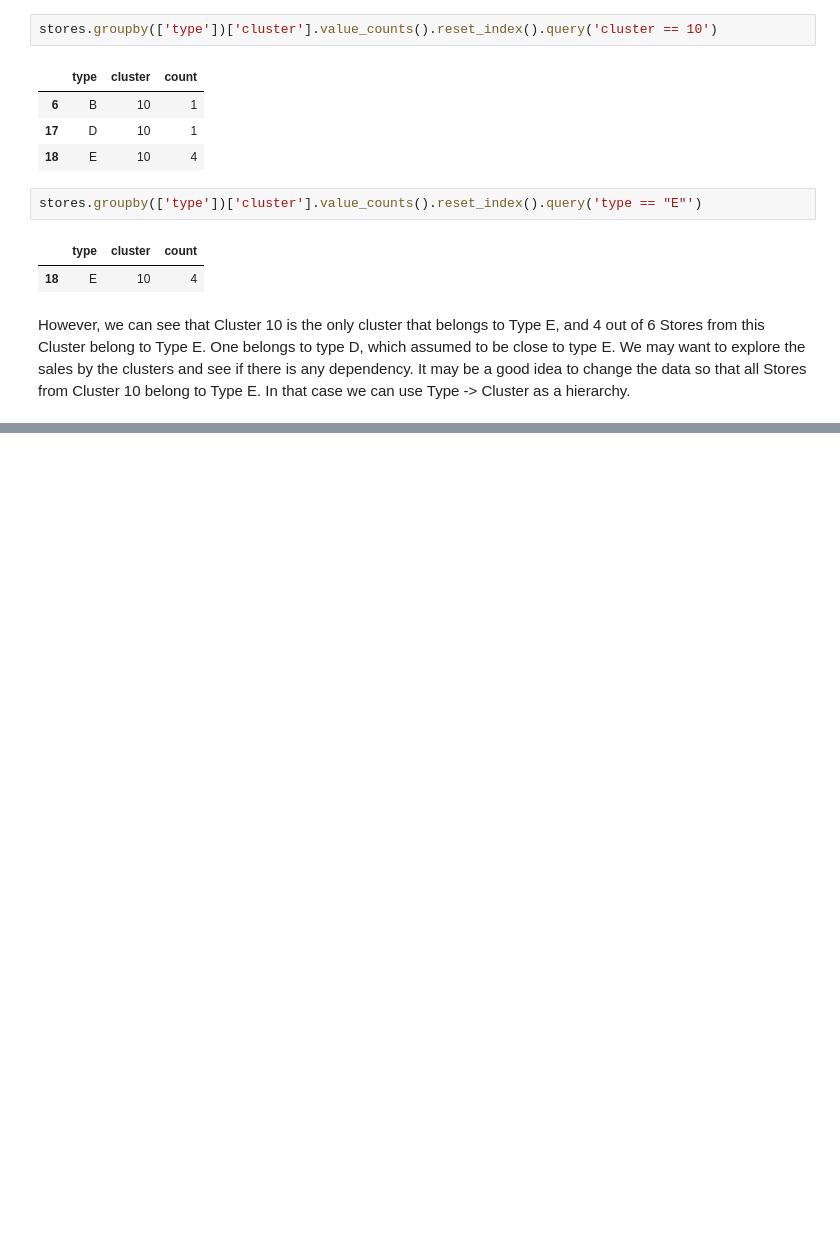
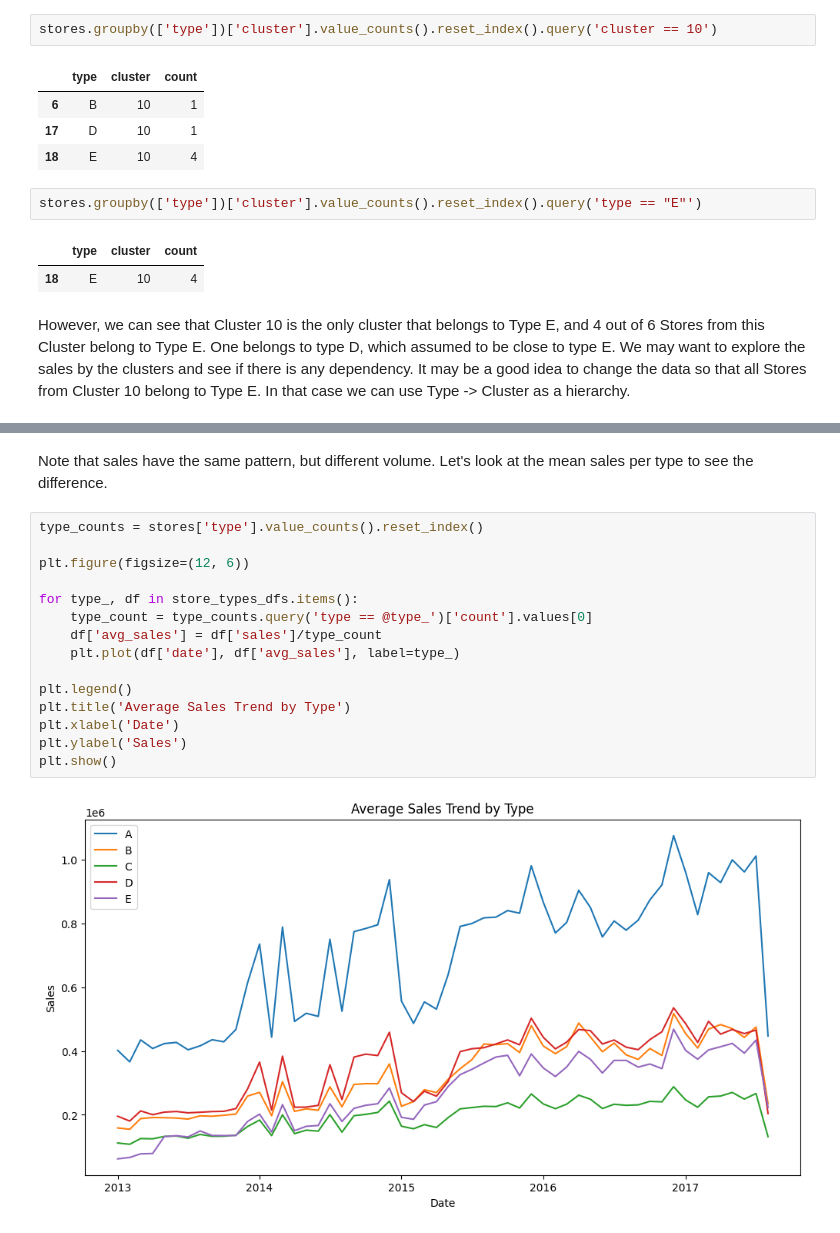
Before and after one commit to i-osipchyk/kaggle-sales-predictions, a Jupyter notebook: main.ipynb, the cells around one changed output, grey strips where cells are left out. Saved outputs shown, nothing was run; the diff lists cells and outputs as text; blank space fills up the shorter version.

```diff
--- a/main.ipynb
+++ b/main.ipynb
@@ -378,0 +437,19 @@ However, we can see that Cluster 10 is the only cluster that belongs to Type E,
+# %% [markdown]
+Note that sales have the same pattern, but different volume. Let's look at the mean sales per type to see the difference.
+# %%
+type_counts = stores['type'].value_counts().reset_index()
+
+plt.figure(figsize=(12, 6))
+
+for type_, df in store_types_dfs.items():
+    type_count = type_counts.query('type == @type_')['count'].values[0]
+    df['avg_sales'] = df['sales']/type_count
+    plt.plot(df['date'], df['avg_sales'], label=type_)
+
+plt.legend()
+plt.title('Average Sales Trend by Type')
+plt.xlabel('Date')
+plt.ylabel('Sales')
+plt.show()
+# %% [output]
+[figure, added]
```
Also changed, not shown: parts of 30 cells of this notebook.
